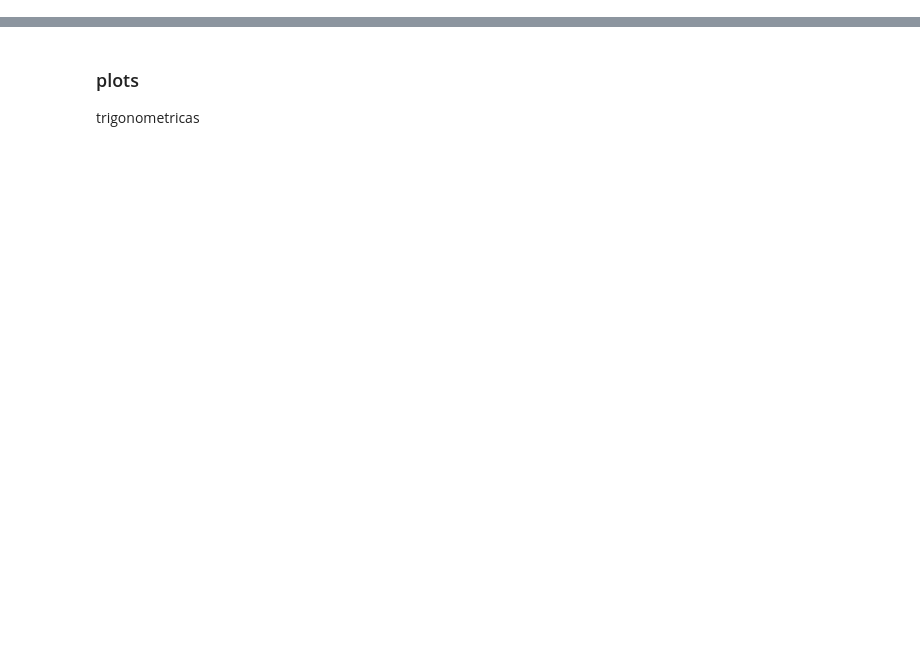
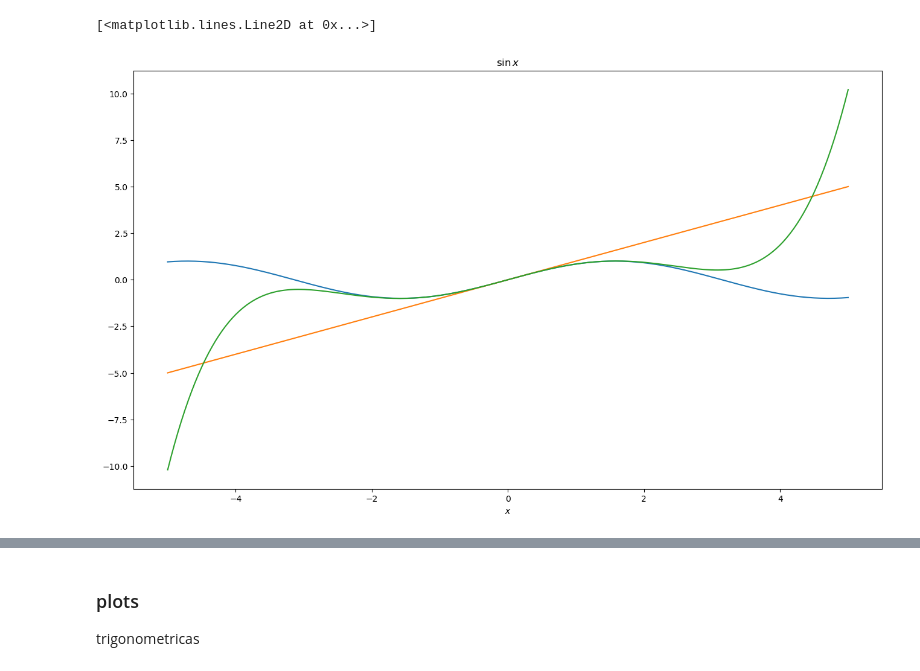
Before and after one commit to fbientrigo/youtube-src, a Jupyter notebook: manim_project/taylor_plots/main.ipynb, the cells around one changed output, grey strips where cells are left out. Cells and saved outputs as stored; diff of their text form; code cells hidden in the pictures; blank space fills up the shorter version.

```diff
--- a/manim_project/taylor_plots/main.ipynb
+++ b/manim_project/taylor_plots/main.ipynb
@@ -32,0 +5,47 @@ def taylor_series(x, n):
+# %%
+x = np.linspace(-5, 5, 200)
+
+# max number of expansion
+N = 10
+
+# Define las funciones
+def sin(x):
+    return np.sin(x)
+# taylor expansion del seno
+sin_series = [(-1)**n * x**(2*n+1) / sp.gamma(2*n + 2) for n in range(0,N)]
+
+def cos(x):
+    return np.cos(x)
+#taylor expansion del coseno
+cos_series = [(-1)**n * x**(2*n) / sp.gamma(2*n + 1) for n in range(0,N)]
+
+def exp(x):
+    return np.exp(x)
+#taylor expansion de la exponencial
+exp_serie = [x**(n) / sp.gamma(n + 1) for n in range(0,N)]
+
+def exp_to_minux(x):
+    return np.exp(-x)
+#taylor expansion de la exponencial e^{-x}
+exp_to_minus_series = [(-1)**n * x**(n) / sp.gamma(n + 1) for n in range(0,N)]
+
+def f1(x):
+    return 1 / (1 - x)
+#taylor expansion
+f1_series = [x**(n) for n in range(0,N)]
+
+def f2(x):
+    return 1 / (1 + x)
+#taylor expansion
+f2_series = [(-1)**n * x**(n) for n in range(0,N)]
+# %%
+# desarrollando el codigo:
+fig, ax = plt.subplots(figsize=(16,9))
+ax.plot(x, np.sin(x))
+plt.title(r"$\sin{x}$")
+plt.xlabel(r"$x$")
+
+ax.plot( x, np.sum(sin_series[:3], axis=0))
+# %% [output]
+[<matplotlib.lines.Line2D at 0x...>]
+[figure, added]
```
Also changed, not shown: parts of 5 cells of this notebook, 1 other file.
